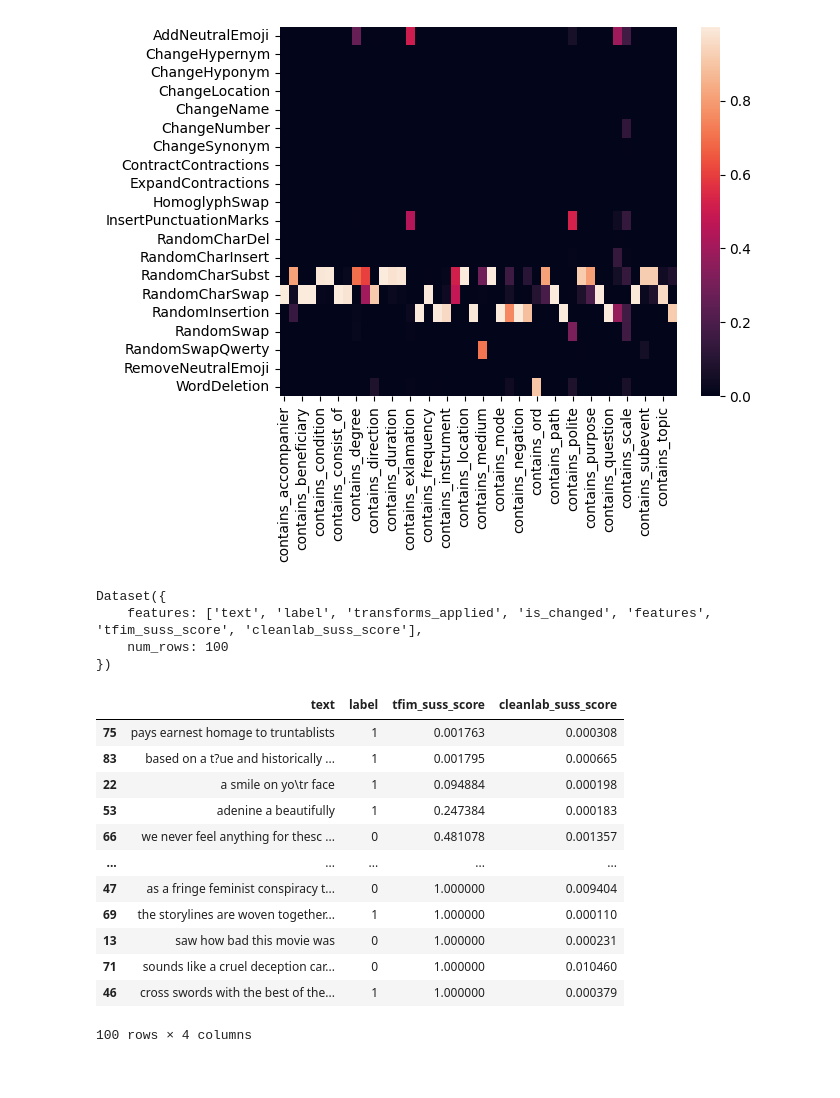
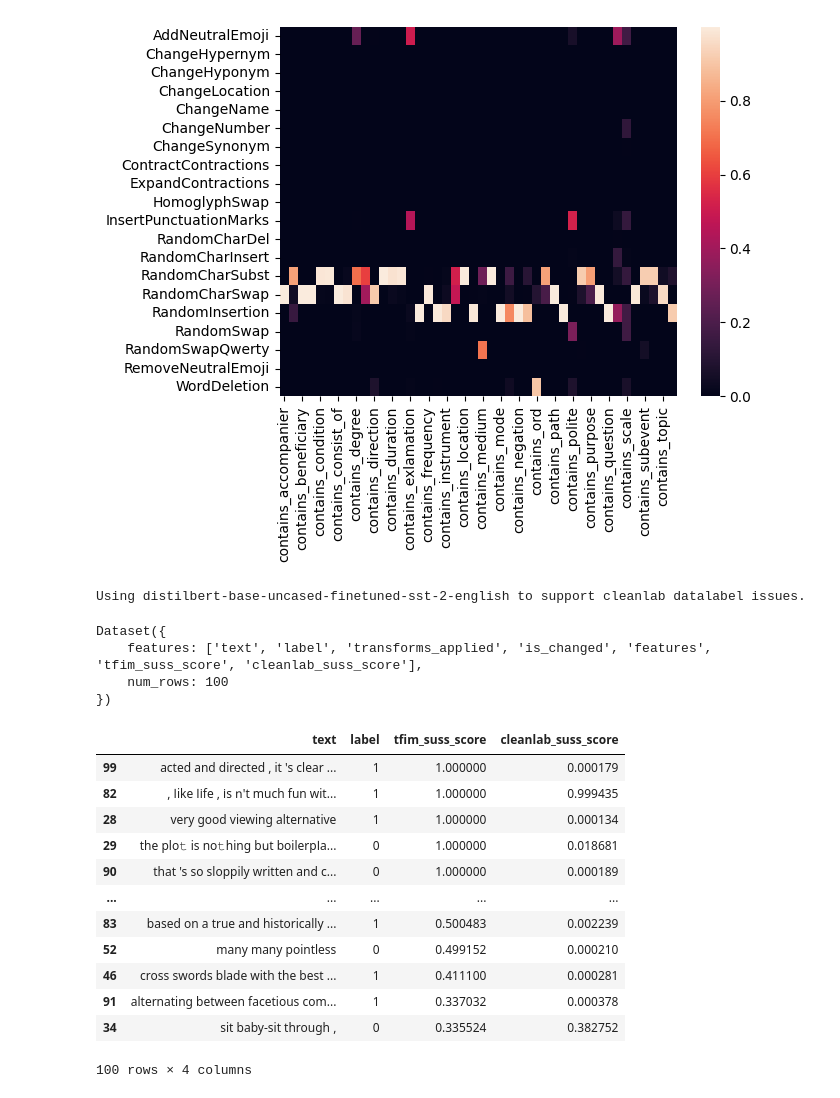
Before and after one commit to Wauplin/fada, a Jupyter notebook: fada_ranking.ipynb, the cells around one changed output. Saved outputs shown, nothing was run; the diff lists cells and outputs as text; code cells hidden in the pictures.

```diff
--- a/fada_ranking.ipynb
+++ b/fada_ranking.ipynb
@@ -726,3 +849,15 @@ initializing RandomSwap with task_name='sentiment', return_metadata=True
 initializing RandomSwapQwerty with task_name='sentiment', return_metadata=True
 initializing RemoveNeutralEmoji with task_name='sentiment', return_metadata=True
 initializing WordDeletion with task_name='sentiment', return_metadata=True
+# %%
+CleanQualityScore
+
+components = [
+    [
+        CleanLabQualityScore(),
+        PerpexityMetrix(),
+        GrammaticalityMetric(),
+    ]
+]
+
+aggregations = ["sum", "avg"]
@@ -833,33 +1096,34 @@ class CleanLabSussScorer:
         return dataset
 # %%
 tfim_scorer = TFIMSussScorer(tfim)
-uni_dataset = scorer.score_dataset(uni_dataset)
+uni_dataset = tfim_scorer.score_dataset(uni_dataset)
 
 cl_scorer   = CleanLabSussScorer()
 uni_dataset = cl_scorer.score_dataset(uni_dataset)
 
 uni_dataset
 # %% [output]
-Dataset({
-    features: ['text', 'label', 'transforms_applied', 'is_changed', 'features', 'tfim_suss_score', 'cleanlab_suss_score'],
-    num_rows: 100
-})
+Using distilbert-base-uncased-finetuned-sst-2-english to support cleanlab datalabel issues.
+Dataset({
+    features: ['text', 'label', 'transforms_applied', 'is_changed', 'features', 'tfim_suss_score', 'cleanlab_suss_score'],
+    num_rows: 100
+})
 # %%
 df = uni_dataset.to_pandas()
-df[["text", "label", "tfim_suss_score", "cleanlab_suss_score"]].sort_values("tfim_suss_score")
+df[["text", "label", "tfim_suss_score", "cleanlab_suss_score"]].sort_values("tfim_suss_score", ascending=False)
 # %% [output]
 |  | text | label | tfim_suss_score | cleanlab_suss_score |
-| 75 | pays earnest homage to truntablists | 1 | 0.001763 | 0.000308 |
-| 83 | based on a t?ue and historically ... | 1 | 0.001795 | 0.000665 |
-| 22 | a smile on yo\tr face | 1 | 0.094884 | 0.000198 |
-| 53 | adenine a beautifully | 1 | 0.247384 | 0.000183 |
-| 66 | we never feel anything for thesc ... | 0 | 0.481078 | 0.001357 |
+| 99 | acted and directed , it 's clear ... | 1 | 1.000000 | 0.000179 |
+| 82 | , ⅼikе ⅼіfe , іs ո't much fun wit... | 1 | 1.000000 | 0.999435 |
+| 28 | very good viewing alternative | 1 | 1.000000 | 0.000134 |
+| 29 | the plо𝚝 iѕ no𝚝hing bսt boilerpⅼa... | 0 | 1.000000 | 0.018681 |
+| 90 | that 's so sloppily written and c... | 0 | 1.000000 | 0.000189 |
 | ... | ... | ... | ... | ... |
-| 47 | as a fringe feminist conspiracy t... | 0 | 1.000000 | 0.009404 |
-| 69 | the storylines are woven together... | 1 | 1.000000 | 0.000110 |
-| 13 | saw how bad this movie was | 0 | 1.000000 | 0.000231 |
-| 71 | sounԁs ⅼike a cruel dеceptiоn car... | 0 | 1.000000 | 0.010460 |
-| 46 | cross swords with the best of the... | 1 | 1.000000 | 0.000379 |
+| 83 | based on a true and historically ... | 1 | 0.500483 | 0.002239 |
+| 52 | many many pointless | 0 | 0.499152 | 0.000210 |
+| 46 | cross swords blade with the best ... | 1 | 0.411100 | 0.000281 |
+| 91 | alternating between facetious com... | 1 | 0.337032 | 0.000378 |
+| 34 | sit baby-sit through , | 0 | 0.335524 | 0.382752 |
 100 rows × 4 columns
 # %%
 df["tfim_suss_score"].corr(df["cleanlab_suss_score"])
```
Also changed, not shown: parts of 11 cells of this notebook.
